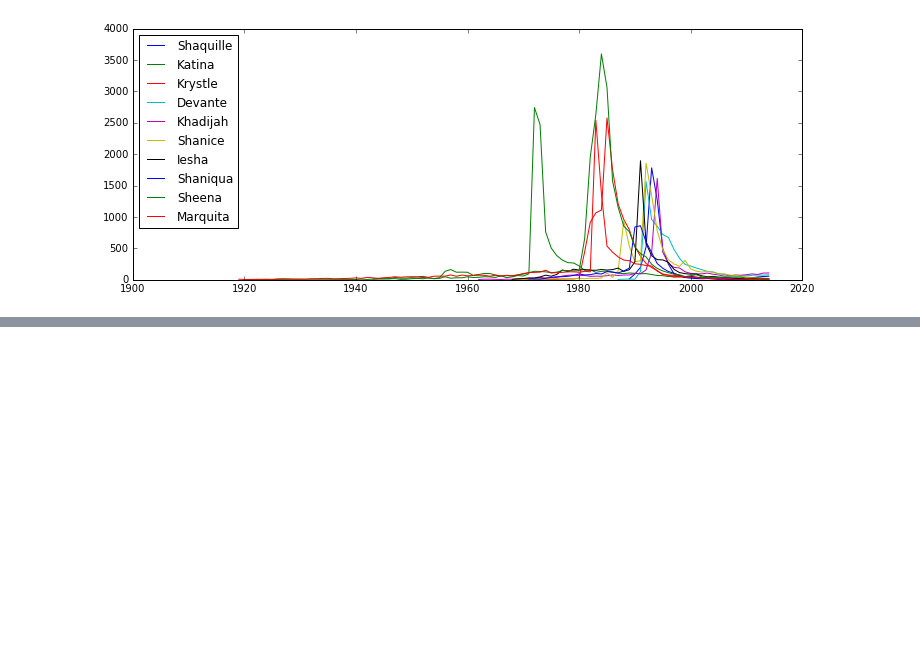
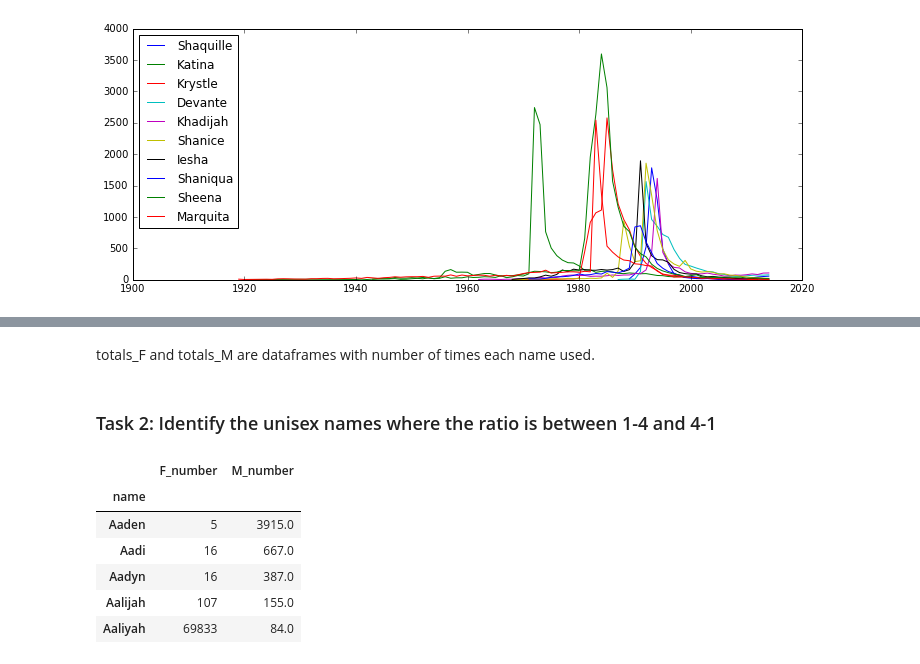
Before and after one commit to yuwei-jacque-wang/Learn, a Jupyter notebook: Python_Data_Analysis_MV/BabyName_w_Pandas/BabyName_w_Pandas.ipynb, the cells around one changed output, grey strips where cells are left out. Saved outputs shown, nothing was run; the diff lists cells and outputs as text; code cells hidden in the pictures; blank space fills up the shorter version.

```diff
--- a/Python_Data_Analysis_MV/BabyName_w_Pandas/BabyName_w_Pandas.ipynb
+++ b/Python_Data_Analysis_MV/BabyName_w_Pandas/BabyName_w_Pandas.ipynb
@@ -406,0 +427,17 @@ pp.legend([name for sex, name in fads], loc = 'upper left')
+# %% [markdown]
+totals_F and totals_M are dataframes with number of times each name used.
+# %% [markdown]
+### Task 2: Identify the unisex names where the ratio is between 1-4 and 4-1
+# %%
+uni_name_all = totals_F.join(totals_M)
+
+uni_name_all.dropna(inplace=True)
+uni_name_all.head()
+# %% [output]
+|  | F_number | M_number |
+| name |  |  |
+| Aaden | 5 | 3915.0 |
+| Aadi | 16 | 667.0 |
+| Aadyn | 16 | 387.0 |
+| Aalijah | 107 | 155.0 |
+| Aaliyah | 69833 | 84.0 |
```
Also changed, not shown: parts of 28 cells of this notebook.
